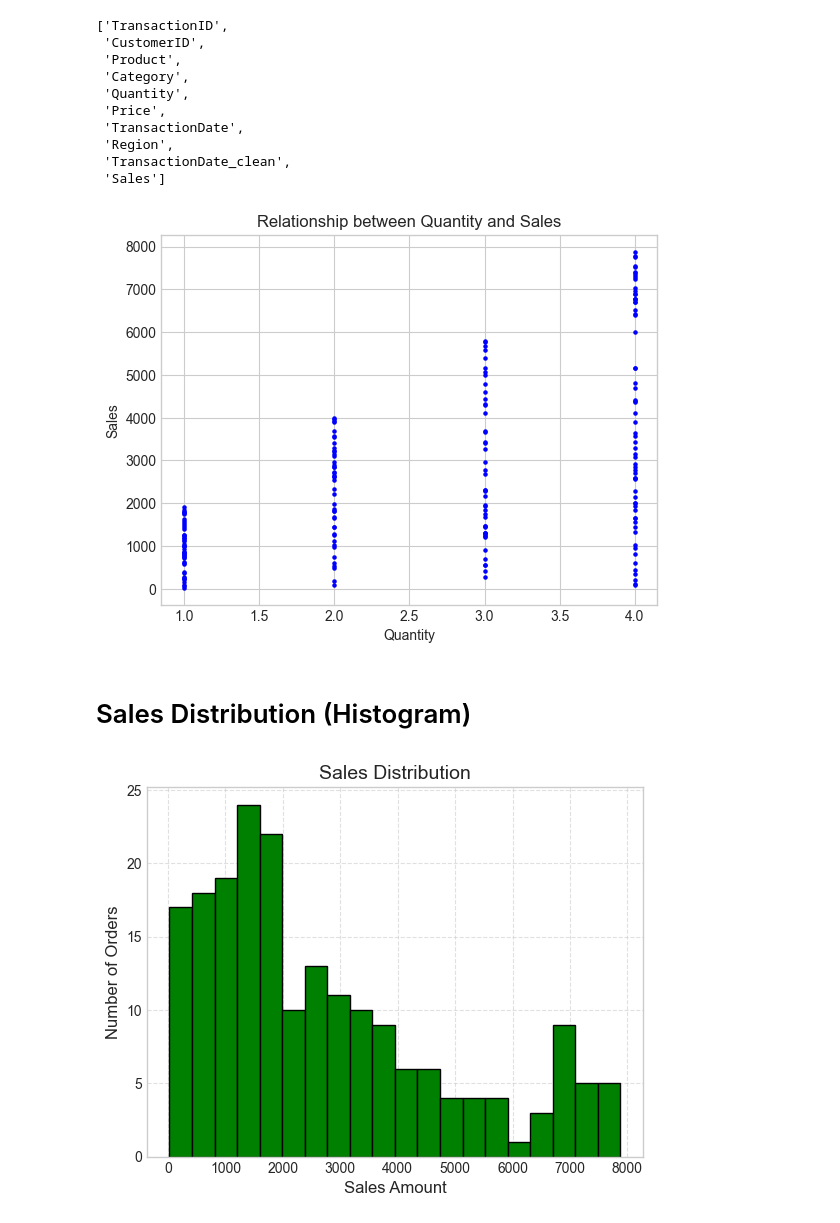
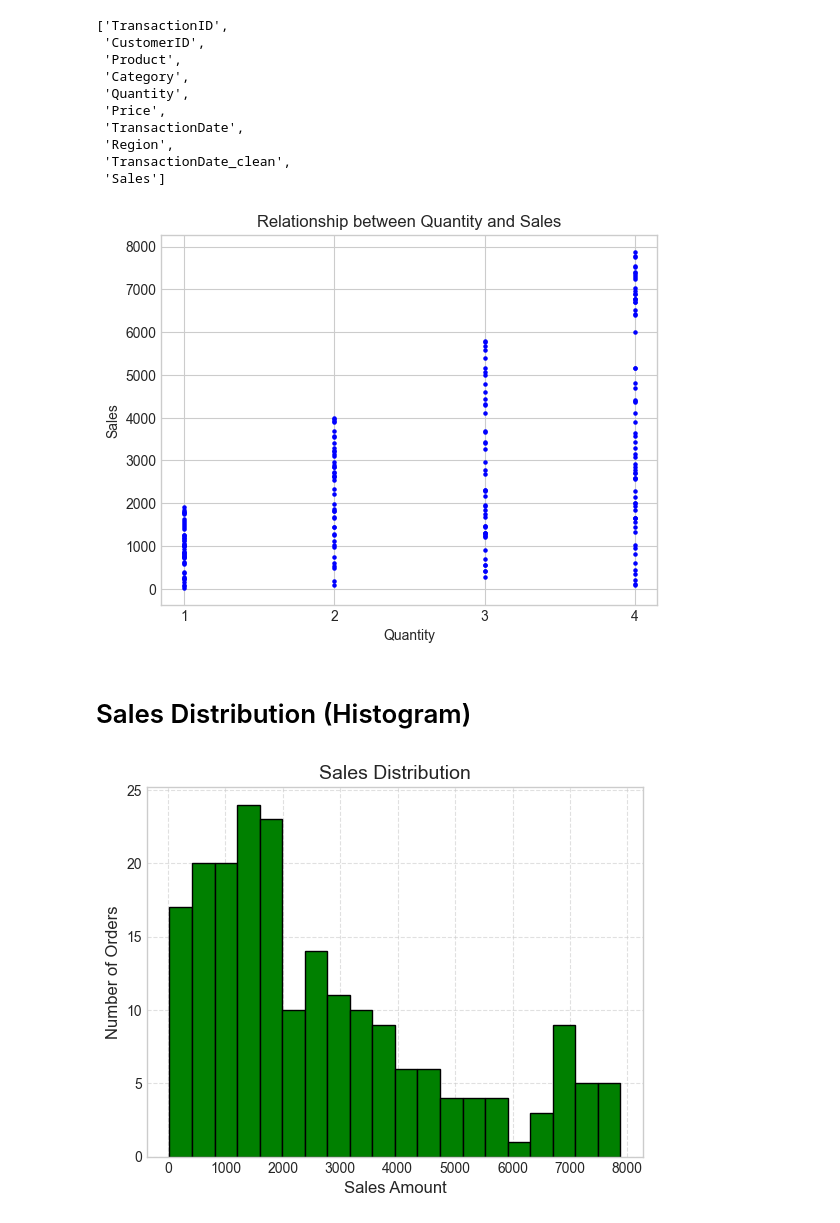
Before and after one commit to Medisa73/Retail_Sales_Project, a Jupyter notebook: retail_sales_data.ipynb, the cells around one changed output. Drawn from its saved outputs; the diff is of its cells as text; code cells hidden in the pictures.

```diff
--- a/retail_sales_data.ipynb
+++ b/retail_sales_data.ipynb
@@ -516,33 +516,33 @@ df_raw.columns.tolist()
  'Sales']
 # %%
 #Scatter plot of Price vs. Quantity to see if there’s any correlation
-plt.scatter(df["Quantity"], df["Sales"], c="#00f", marker="o", s=5)
+plt.scatter(df_raw["Quantity"], df_raw["Sales"], c="#00f", marker="o", s=5)
 plt.title("Relationship between Quantity and Sales")
 plt.xlabel("Quantity")
 plt.ylabel("Sales")
 plt.show()
 # %% [output]
-[figure, old version]
+[figure, new version]
 # %% [markdown]
 # Sales Distribution (Histogram)
 # %%
 #See how sales amounts are spread
 #are most orders small, medium, or large?
 
 # Create a histogram of the 'Sales' column
-plt.hist(df['Sales'], bins=20, color='green', edgecolor='black')
+plt.hist(df_raw['Sales'], bins=20, color='green', edgecolor='black')
 
 # Add a title for clarity
 plt.title('Sales Distribution', fontsize=14)
 
 # Label the axes
 plt.xlabel('Sales Amount', fontsize=12)
 plt.ylabel('Number of Orders', fontsize=12)
 
 # Optional: Add a grid to make it easier to read
 plt.grid(True, linestyle='--', alpha=0.6)
 
 # Show the plot
 plt.show()
 # %% [output]
-[figure, old version]
+[figure, new version]
```
Also changed, not shown: parts of 2 cells of this notebook, 4 other files.
